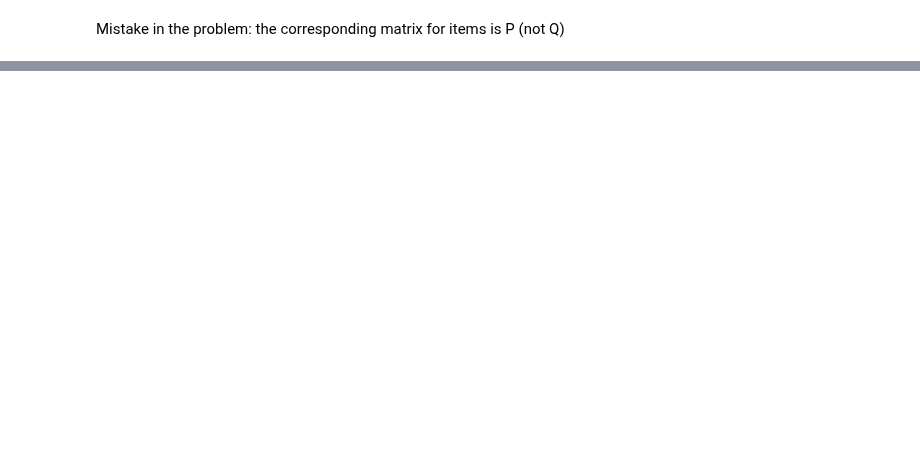
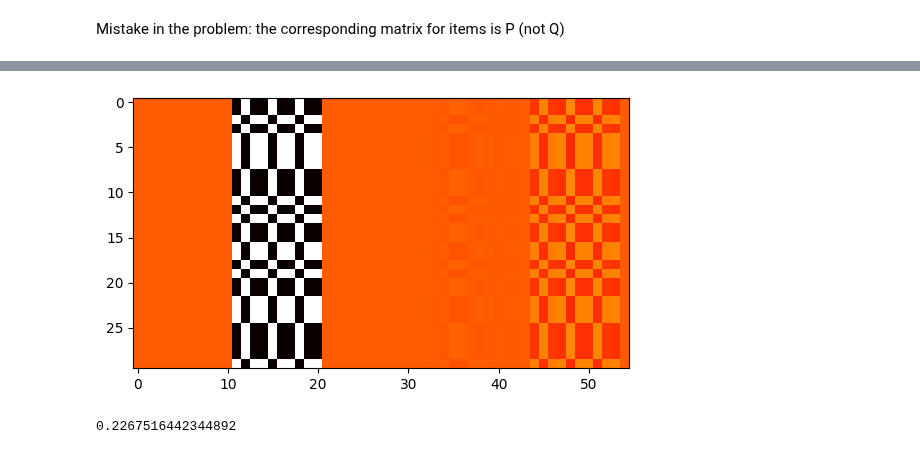
Before and after one commit to aeirya/information-retrieval-course, a Jupyter notebook: hw3/hw3_local.ipynb, the cells around one changed output, grey strips where cells are left out. Cells and saved outputs as stored; diff of their text form; code cells hidden in the pictures; blank space fills up the shorter version.

```diff
--- a/hw3/hw3_local.ipynb
+++ b/hw3/hw3_local.ipynb
@@ -118,0 +103,29 @@ df
+# %%
+def find_window(w, h):
+    n, m = Rt.shape
+    a = np.zeros((n-h, m-w))
+    for i in range(a.shape[0]):
+        for j in range(a.shape[1]):
+            a[i,j] = Rt[i:i+h, j:j+w].sum()
+
+    return np.unravel_index(a.argmax(), a.shape)
+
+try:
+    a = i, j
+except:
+    i, j = -1, -1
+
+def win(M, width=10, height=30):
+    global i, j
+    if i < 0 and j < 0:
+        i, j = find_window(width, height)
+        print("set i , j")
+
+    return M[i:i+height, j:j+width]
+
+
+RRmRtRaRb = (R, Rm, Rt, Ra, Rb)
+RRmRtRaRb = [win(M) for M in RRmRtRaRb]
+
+heatmaps(RRmRtRaRb)
+heatmaps([M*win(Rt) for M in RRmRtRaRb])
@@ -118,0 +136,13 @@ df
+# %%
+def mark(M, windowed=True):
+    return M
+    T = win(Rt) if windowed else Rt
+    return M + ((M - 0.5)*(T - 0.5)) * 1.2
+
+heatmaps([mark(win(M)) for M in (R, Rm, Rt, Ra, Rb)])
+# %% [output]
+[figure, added]
+# %%
+Rm.mean()
+# %% [output]
+0.2267516442344892
```
Also changed, not shown: parts of 8 cells of this notebook, 6 other files.
